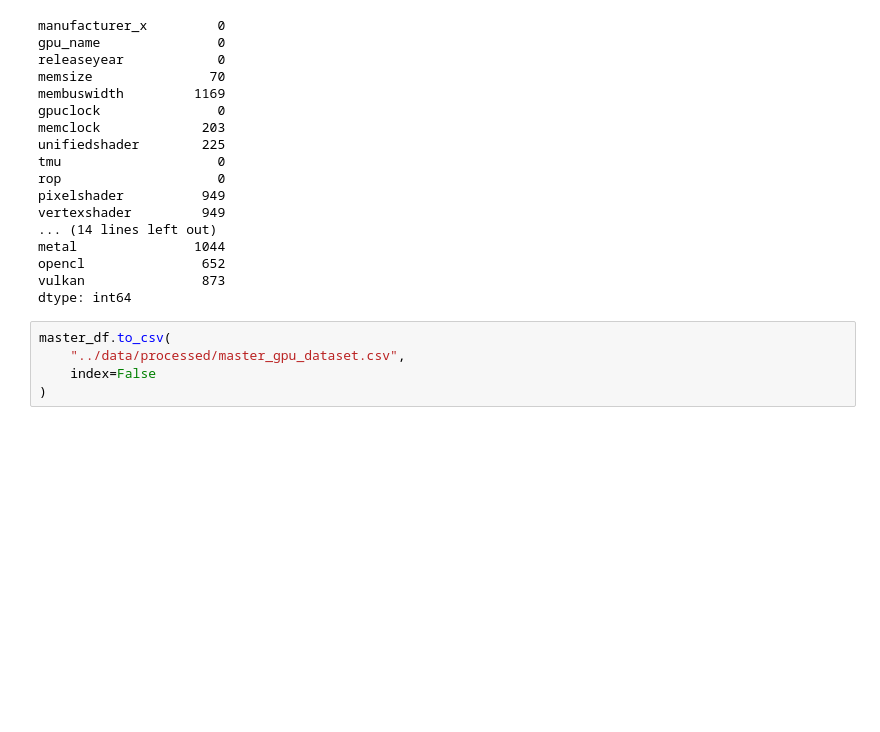
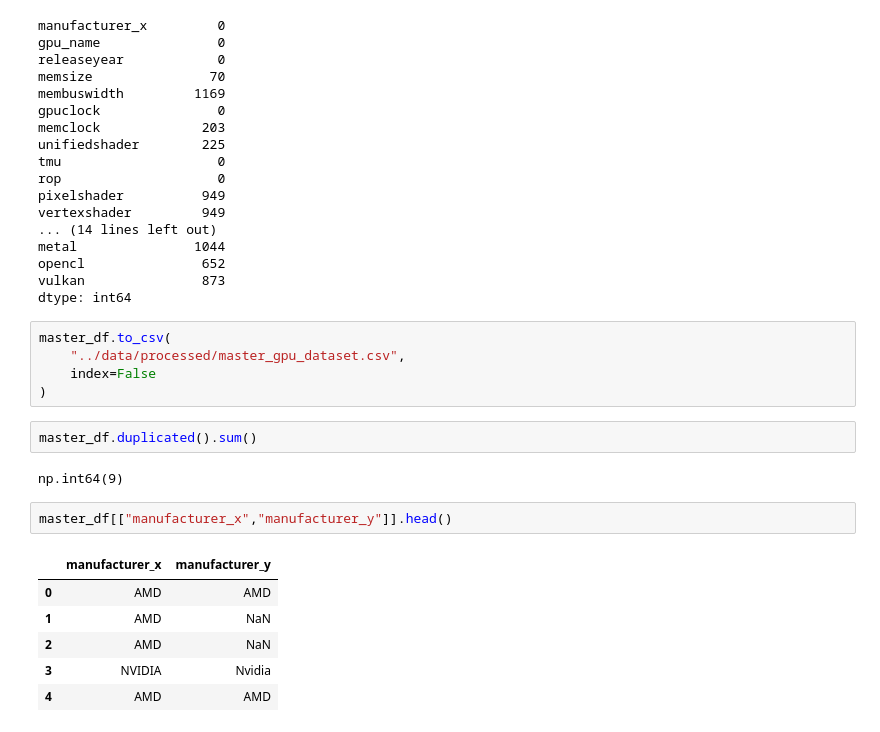
Before and after one commit to n-bhuvan/nvidia-gpu-data-science, a Jupyter notebook: notebook/03_data_cleaning.ipynb, the cells around one changed output. Drawn from its saved outputs; the diff is of its cells as text; blank space fills up the shorter version.

```diff
--- a/notebook/03_data_cleaning.ipynb
+++ b/notebook/03_data_cleaning.ipynb
@@ -326,3 +329,16 @@ master_df.to_csv(
     "../data/processed/master_gpu_dataset.csv",
     index=False
 )
+# %%
+master_df.duplicated().sum()
+# %% [output]
+np.int64(9)
+# %%
+master_df[["manufacturer_x","manufacturer_y"]].head()
+# %% [output]
+|  | manufacturer_x | manufacturer_y |
+| 0 | AMD | AMD |
+| 1 | AMD | NaN |
+| 2 | AMD | NaN |
+| 3 | NVIDIA | Nvidia |
+| 4 | AMD | AMD |
```
Also changed, not shown: parts of 5 cells of this notebook, 2 other files.
